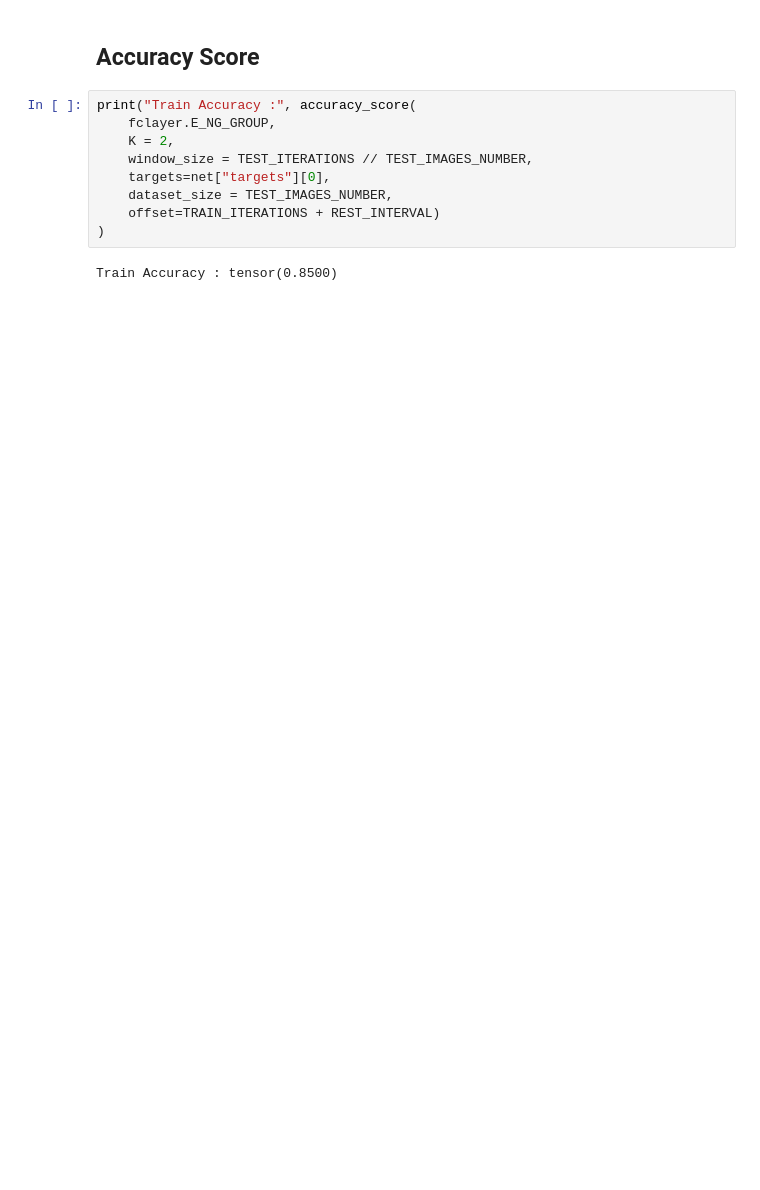
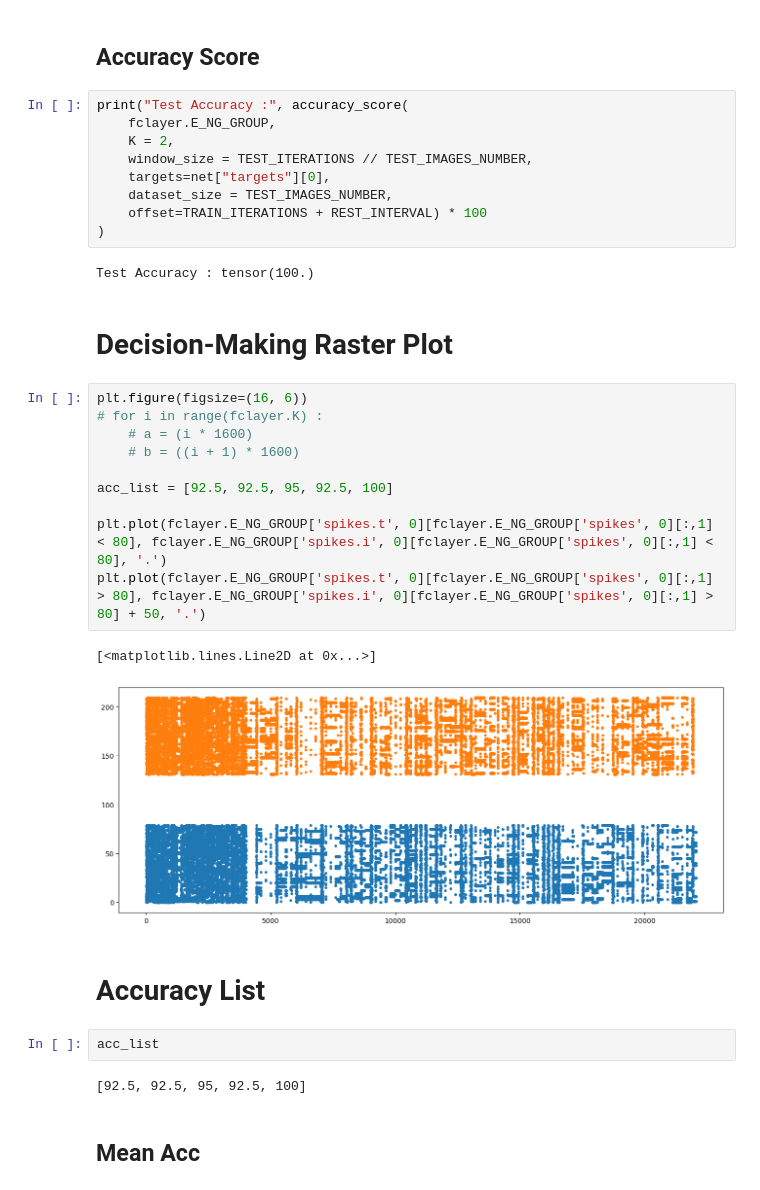
Before and after one commit to a2l5t8/CNRL-Cortical-Column, a Jupyter notebook: src/Cortical_Column_test.ipynb, the cells around one changed output. Cells and saved outputs as stored; diff of their text form; blank space fills up the shorter version.

```diff
--- a/src/Cortical_Column_test.ipynb
+++ b/src/Cortical_Column_test.ipynb
@@ -394,13 +377,36 @@ plt.show()
 # %% [markdown]
 ## Accuracy Score
 # %%
-print("Train Accuracy :", accuracy_score(
+print("Test Accuracy :", accuracy_score(
     fclayer.E_NG_GROUP,
     K = 2,
     window_size = TEST_ITERATIONS // TEST_IMAGES_NUMBER,
     targets=net["targets"][0],
     dataset_size = TEST_IMAGES_NUMBER,
-    offset=TRAIN_ITERATIONS + REST_INTERVAL)
+    offset=TRAIN_ITERATIONS + REST_INTERVAL) * 100
 )
 # %% [output]
-Train Accuracy : tensor(0.8500)
+Test Accuracy : tensor(100.)
+# %% [markdown]
+# Decision-Making Raster Plot
+# %%
+plt.figure(figsize=(16, 6))
+# for i in range(fclayer.K) :
+    # a = (i * 1600)
+    # b = ((i + 1) * 1600)
+
+acc_list = [92.5, 92.5, 95, 92.5, 100]
+
+plt.plot(fclayer.E_NG_GROUP['spikes.t', 0][fclayer.E_NG_GROUP['spikes', 0][:,1] < 80], fclayer.E_NG_GROUP['spikes.i', 0][fclayer.E_NG_GROUP['spikes', 0][:,1] < 80], '.')
+plt.plot(fclayer.E_NG_GROUP['spikes.t', 0][fclayer.E_NG_GROUP['spikes', 0][:,1] > 80], fclayer.E_NG_GROUP['spikes.i', 0][fclayer.E_NG_GROUP['spikes', 0][:,1] > 80] + 50, '.')
+# %% [output]
+[<matplotlib.lines.Line2D at 0x...>]
+[figure, added]
+# %% [markdown]
+# Accuracy List
+# %%
+acc_list
+# %% [output]
+[92.5, 92.5, 95, 92.5, 100]
+# %% [markdown]
+## Mean Acc
```
Also changed, not shown: parts of 12 cells of this notebook, 8 other files.
